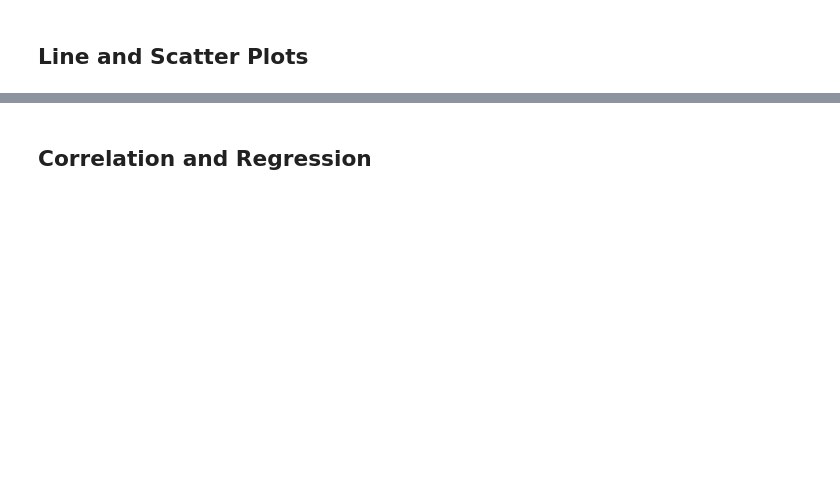
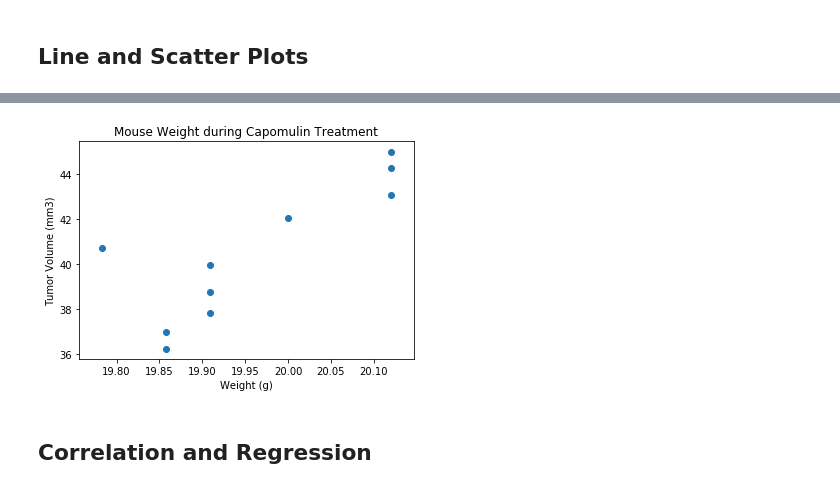
Before and after one commit to tanazimmer/Matplotlib-challenge, a Jupyter notebook: pymaceuticals.ipynb, the cells around one changed output, grey strips where cells are left out. Saved outputs shown, nothing was run; the diff lists cells and outputs as text; code cells hidden in the pictures; blank space fills up the shorter version.

```diff
--- a/pymaceuticals.ipynb
+++ b/pymaceuticals.ipynb
@@ -260,5 +343,18 @@ tumor_merge
 # %%
 # Generate a scatter plot of mouse weight versus average tumor volume for the Capomulin regimen
+# %%
+
+x_axis_scatter = capomulin_mean['Weight (g)']
+y_axis_scatter = list(capomulin_mean['Tumor Volume (mm3)'])
+
+plt.scatter(x_axis_scatter, y_axis_scatter)
+plt.title("Mouse Weight during Capomulin Treatment")
+plt.xlabel("Weight (g)")
+plt.ylabel("Tumor Volume (mm3)")
+
+plt.show()
+# %% [output]
+[figure, added]
 # %% [markdown]
 ## Correlation and Regression
 # %%
```
Also changed, not shown: parts of 8 cells of this notebook.
